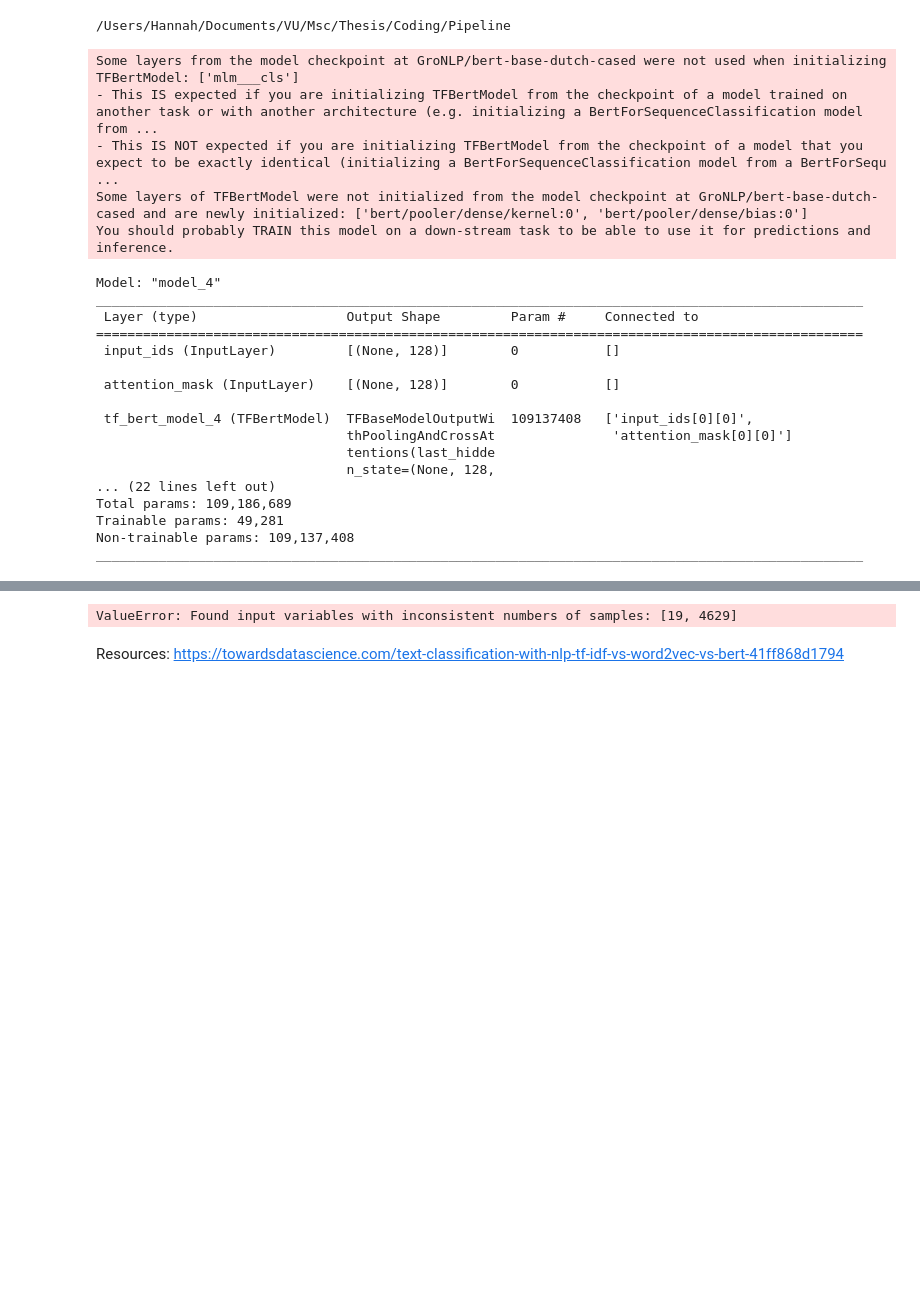
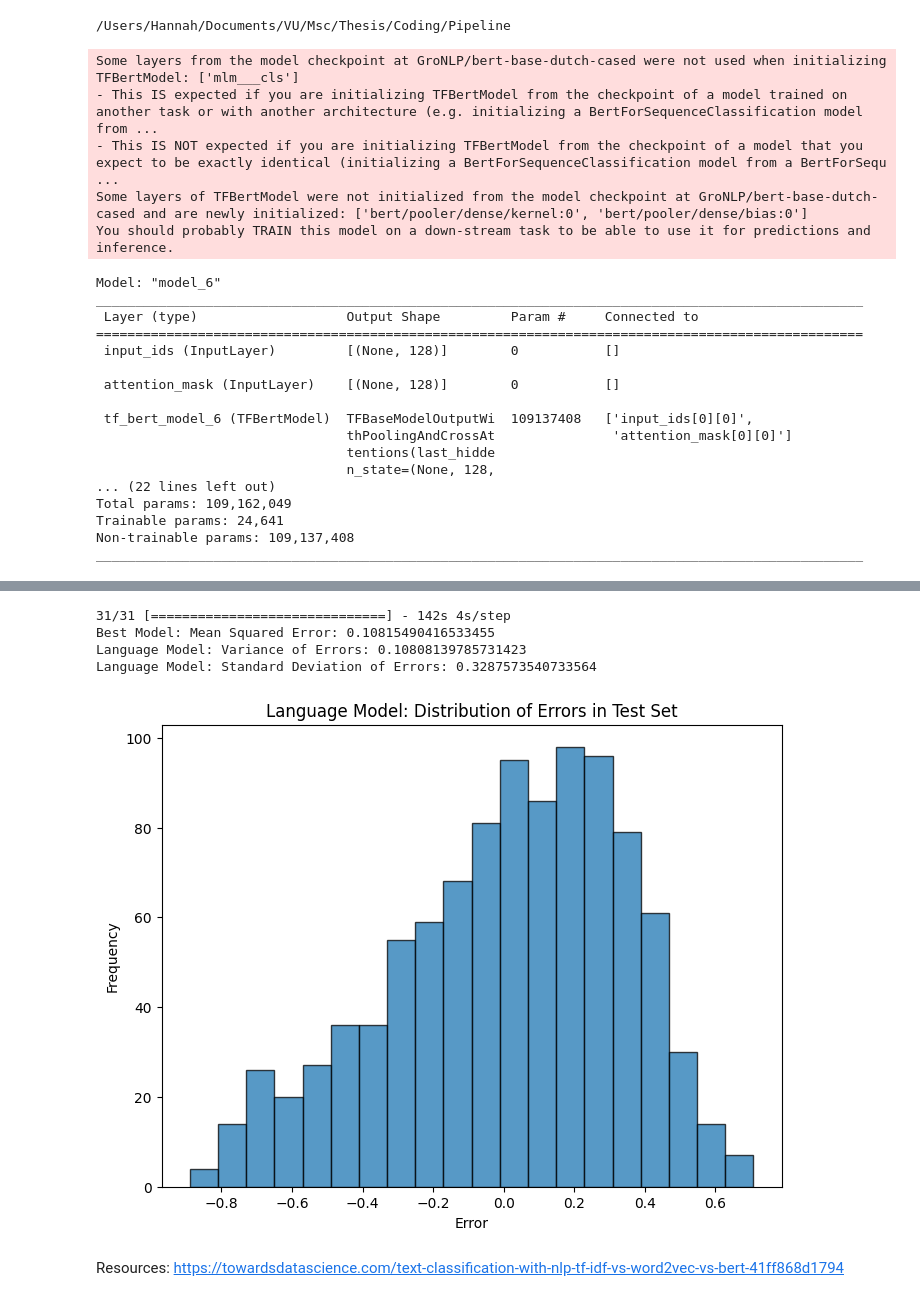
Before and after one commit to hannahvangoor/Dutch-Controversy-Detection, a Jupyter notebook: Pipeline_NN.ipynb, the cells around one changed output, grey strips where cells are left out. Saved outputs shown, nothing was run; the diff lists cells and outputs as text; code cells hidden in the pictures; blank space fills up the shorter version.

```diff
--- a/Pipeline_NN.ipynb
+++ b/Pipeline_NN.ipynb
@@ -37,7 +41,6 @@ True
 # %% [output]
 /Users/Hannah/Documents/VU/Msc/Thesis/Coding/Pipeline
 # %%
-
 
 # Load the data
 df = pd.read_csv('Indicator-Desc_DataNewVanPipeline.csv')
@@ -49,7 +52,21 @@ X_train, X_temp, y_train, y_temp = train_test_split(X, y, test_size=0.3)
 
 X_val, X_test, y_val, y_test = train_test_split(X_temp, y_temp, test_size=0.5)
 
-#X_train, X_test, y_train, y_test = train_test_split(X , y, train_size=0.8)
+# Plot the distribution of entropy scores in the test set
+plt.figure(figsize=(8, 6))
+plt.hist(y_train, bins=20, edgecolor='black', color='grey', alpha=0.75)
+plt.xlabel('Entropy')
+plt.ylabel('Frequency')
+plt.title('Language model: Distribution of Entropy Scores in Train Set')
+plt.show()
+
+plt.figure(figsize=(8, 6))
+plt.hist(y_test, bins=20, edgecolor='black', color='grey', alpha=0.75)
+plt.xlabel('Entropy')
+plt.ylabel('Frequency')
+plt.title('Language model: Distribution of Entropy Scores in Test Set')
+plt.show()
+
 
 # BERT tokenizer
 tokenizer = AutoTokenizer.from_pretrained("GroNLP/bert-base-dutch-cased")
@@ -112,7 +129,7 @@ embeddings = model(input_ids,attention_mask)[0]
 # Perform pooling (average pooling in this case)
 pooled_output = tf.keras.layers.GlobalAveragePooling1D()(embeddings)
 pooled_output = tf.keras.layers.Dropout(0.1)(pooled_output)
-pooled_output = tf.keras.layers.Dense(64, activation='relu')(pooled_output)
+pooled_output = tf.keras.layers.Dense(32, activation='relu')(pooled_output)
 pooled_output = tf.keras.layers.Dropout(0.1)(pooled_output)
 
 # Dense layer for regression output
@@ -123,40 +140,18 @@ model = tf.keras.Model(inputs=[input_ids, attention_mask], outputs=output)
 
 # Compile the model, learning rate: 1e-4
 model.compile(optimizer=tf.keras.optimizers.Adam(learning_rate=5e-4), loss='mean_squared_error')
+
 model.summary()
+
+
+
 training = model.fit(train_dataset.batch(256), epochs=10, shuffle=True, verbose=0, validation_data=val_dataset.batch(256))
 
-
-param_grid = {
-    'learning_rate': [1e-4, 5e-4],
-    'dropout_rate': [0.1, 0.2],
-    'epochs': [5, 10]
-}
-
-# Wrap the model with KerasRegressor for grid search
-keras_regressor = tf.keras.wrappers.scikit_learn.KerasRegressor(model)
-
-# Convert TensorFlow datasets to NumPy arrays
-train_data = np.array(list(train_dataset.batch(256).as_numpy_iterator()))
-y_train_data = np.array(list(y_train.values))
-
-# Perform grid search using GridSearchCV
-grid_search = GridSearchCV(estimator=keras_regressor, param_grid=param_grid, cv=3)
-
-# Fit the grid search on the training data
-grid_search.fit(train_data, y_train_data)
-
-# Fit the grid search on the training data
-
-# Get the best model and its hyperparameters
-best_model = grid_search.best_estimator_
-best_params = grid_search.best_params_
-
 # Evaluate the best model on the test set
-predictions = best_model.predict(test_dataset.batch(32))
+predictions = model.predict(test_dataset.batch(32))
 mse = mean_squared_error(y_test.values, predictions)
 print('Best Model: Mean Squared Error:', mse)
-print('Best Hyperparameters:', best_params)
+#print('Best Hyperparameters:', best_params)
 
 
 # Calculate the errors
@@ -181,7 +176,7 @@ Some layers from the model checkpoint at GroNLP/bert-base-dutch-cased were not u
 - This IS NOT expected if you are initializing TFBertModel from the checkpoint of a model that you expect to be exactly identical (initializing a BertForSequenceClassification model from a BertForSequ ...
 Some layers of TFBertModel were not initialized from the model checkpoint at GroNLP/bert-base-dutch-cased and are newly initialized: ['bert/pooler/dense/kernel:0', 'bert/pooler/dense/bias:0']
 You should probably TRAIN this model on a down-stream task to be able to use it for predictions and inference.
-Model: "model_4"
+Model: "model_6"
 __________________________________________________________________________________________________
  Layer (type)                   Output Shape         Param #     Connected to
 ==================================================================================================
@@ -189,12 +184,12 @@ ________________________________________________________________________________
 
  attention_mask (InputLayer)    [(None, 128)]        0           []
 
- tf_bert_model_4 (TFBertModel)  TFBaseModelOutputWi  109137408   ['input_ids[0][0]',
+ tf_bert_model_6 (TFBertModel)  TFBaseModelOutputWi  109137408   ['input_ids[0][0]',
                                 thPoolingAndCrossAt               'attention_mask[0][0]']
                                 tentions(last_hidde
                                 n_state=(None, 128,
 ... (22 lines left out)
-Total params: 109,186,689
-Trainable params: 49,281
+Total params: 109,162,049
+Trainable params: 24,641
 Non-trainable params: 109,137,408
 __________________________________________________________________________________________________
@@ -206,5 +201,9 @@ ________________________________________________________________________________
          [[{{node Placeholder/_3}}]]
-ValueError: Found input variables with inconsistent numbers of samples: [19, 4629]
+31/31 [==============================] - 142s 4s/step
+Best Model: Mean Squared Error: 0.10815490416533455
+Language Model: Variance of Errors: 0.10808139785731423
+Language Model: Standard Deviation of Errors: 0.3287573540733564
+[figure, added]
 # %% [markdown]
  Resources:
  https://towardsdatascience.com/text-classification-with-nlp-tf-idf-vs-word2vec-vs-bert-41ff868d1794
```
Also changed, not shown: parts of 3 cells of this notebook, 4 other files.
